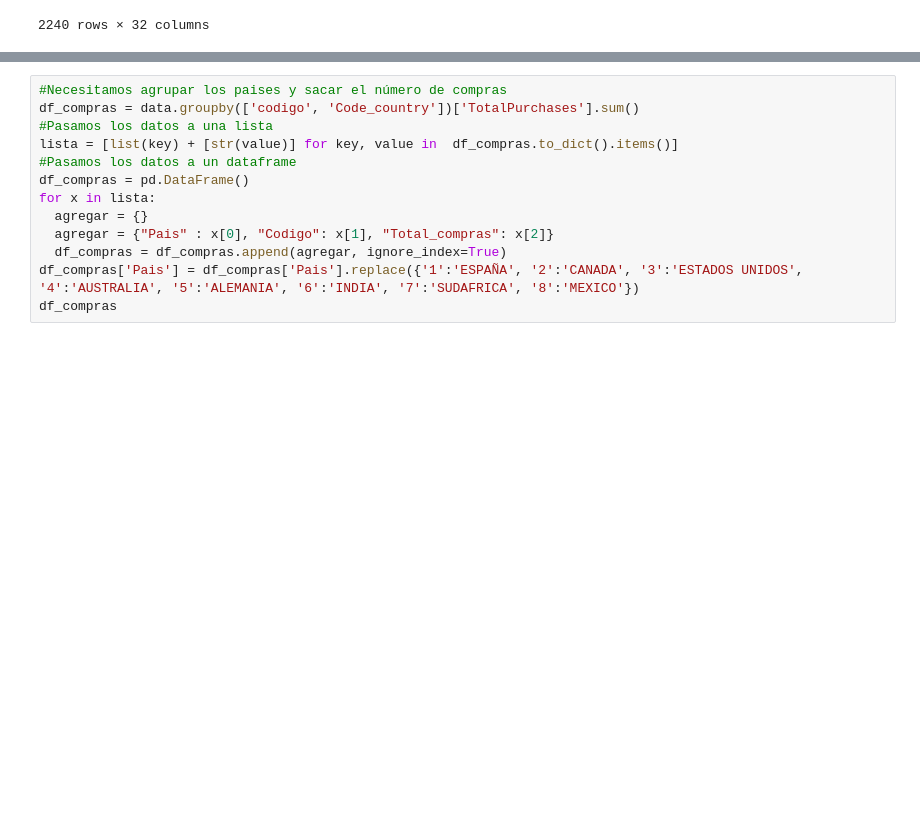
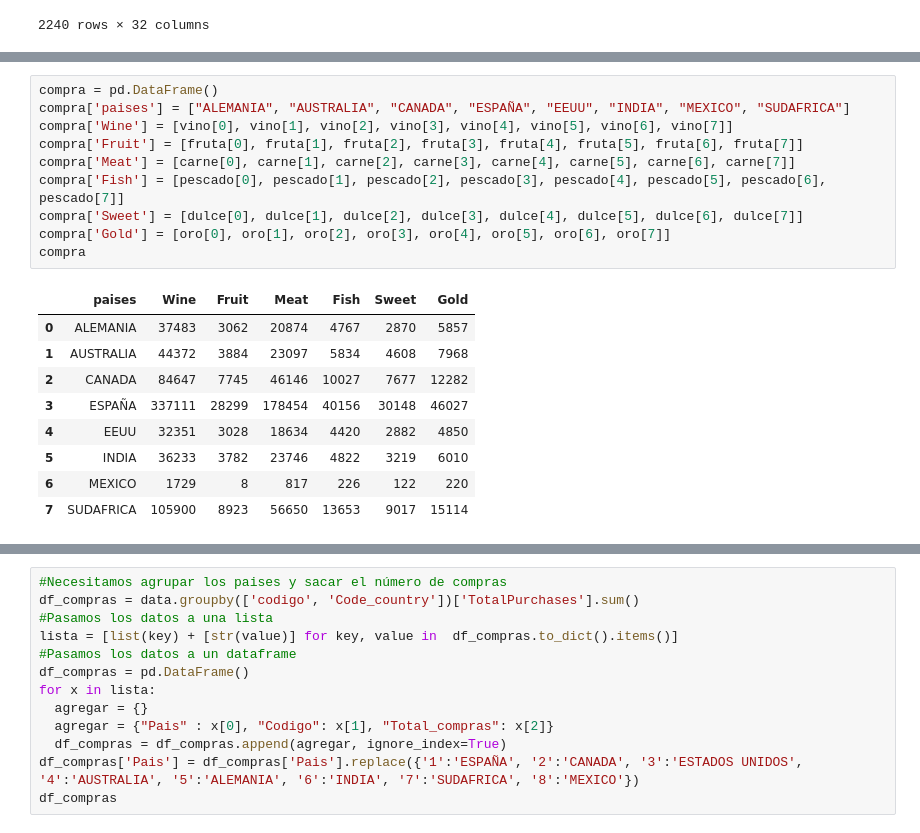
Before and after one commit to GabyLeon10100/MujeresDigitales, a Jupyter notebook: ProyectoFinal.ipynb, the cells around one changed output, grey strips where cells are left out. Drawn from its saved outputs; the diff is of its cells as text; blank space fills up the shorter version.

```diff
--- a/ProyectoFinal.ipynb
+++ b/ProyectoFinal.ipynb
@@ -237,0 +256,20 @@ data
+# %%
+compra = pd.DataFrame()
+compra['paises'] = ["ALEMANIA", "AUSTRALIA", "CANADA", "ESPAÑA", "EEUU", "INDIA", "MEXICO", "SUDAFRICA"]
+compra['Wine'] = [vino[0], vino[1], vino[2], vino[3], vino[4], vino[5], vino[6], vino[7]]
+compra['Fruit'] = [fruta[0], fruta[1], fruta[2], fruta[3], fruta[4], fruta[5], fruta[6], fruta[7]]
+compra['Meat'] = [carne[0], carne[1], carne[2], carne[3], carne[4], carne[5], carne[6], carne[7]]
+compra['Fish'] = [pescado[0], pescado[1], pescado[2], pescado[3], pescado[4], pescado[5], pescado[6], pescado[7]]
+compra['Sweet'] = [dulce[0], dulce[1], dulce[2], dulce[3], dulce[4], dulce[5], dulce[6], dulce[7]]
+compra['Gold'] = [oro[0], oro[1], oro[2], oro[3], oro[4], oro[5], oro[6], oro[7]]
+compra
+# %% [output]
+|  | paises | Wine | Fruit | Meat | Fish | Sweet | Gold |
+| 0 | ALEMANIA | 37483 | 3062 | 20874 | 4767 | 2870 | 5857 |
+| 1 | AUSTRALIA | 44372 | 3884 | 23097 | 5834 | 4608 | 7968 |
+| 2 | CANADA | 84647 | 7745 | 46146 | 10027 | 7677 | 12282 |
+| 3 | ESPAÑA | 337111 | 28299 | 178454 | 40156 | 30148 | 46027 |
+| 4 | EEUU | 32351 | 3028 | 18634 | 4420 | 2882 | 4850 |
+| 5 | INDIA | 36233 | 3782 | 23746 | 4822 | 3219 | 6010 |
+| 6 | MEXICO | 1729 | 8 | 817 | 226 | 122 | 220 |
+| 7 | SUDAFRICA | 105900 | 8923 | 56650 | 13653 | 9017 | 15114 |
```
Also changed, not shown: parts of 11 cells of this notebook.
